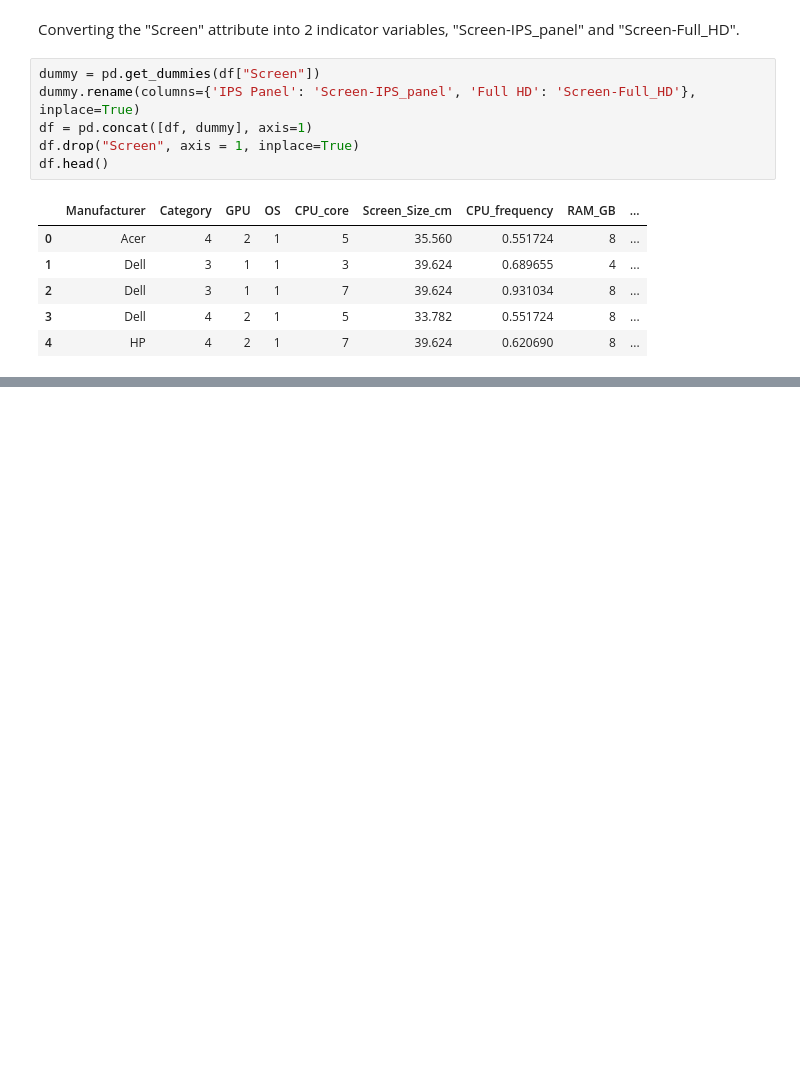
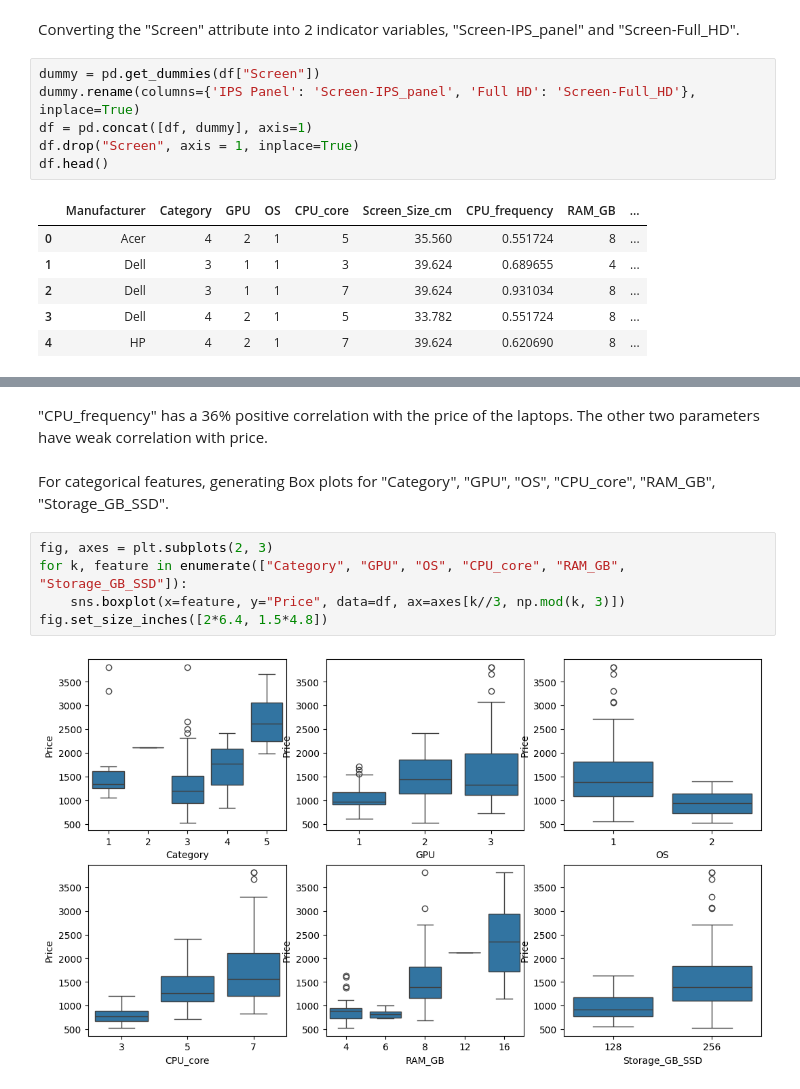
Before and after one commit to mjt-izadi/laptop-price, a Jupyter notebook: laptops_pricing.ipynb, the cells around one changed output, grey strips where cells are left out. Drawn from its saved outputs; the diff is of its cells as text; blank space fills up the shorter version.

```diff
--- a/laptops_pricing.ipynb
+++ b/laptops_pricing.ipynb
@@ -467,0 +181,11 @@ Copyright © 2023 IBM Corporation. All rights reserved.
+# %% [markdown]
+"CPU_frequency" has a 36% positive correlation with the price of the laptops. The other two parameters have weak correlation with price.
+# %% [markdown]
+For categorical features, generating Box plots for "Category", "GPU", "OS", "CPU_core", "RAM_GB", "Storage_GB_SSD".
+# %%
+fig, axes = plt.subplots(2, 3)
+for k, feature in enumerate(["Category", "GPU", "OS", "CPU_core", "RAM_GB", "Storage_GB_SSD"]):
+    sns.boxplot(x=feature, y="Price", data=df, ax=axes[k//3, np.mod(k, 3)])
+fig.set_size_inches([2*6.4, 1.5*4.8])
+# %% [output]
+[figure, added]
```
Also changed, not shown: parts of 79 cells of this notebook.
